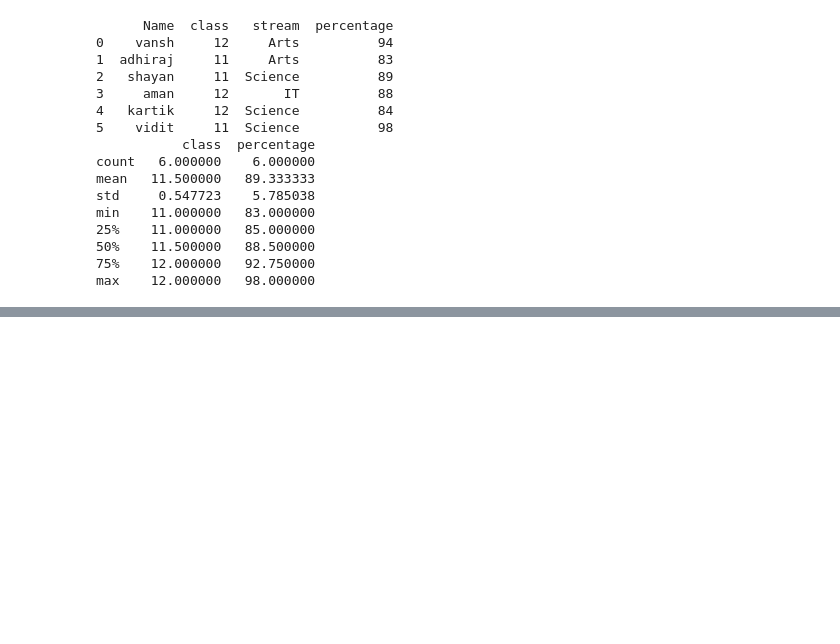
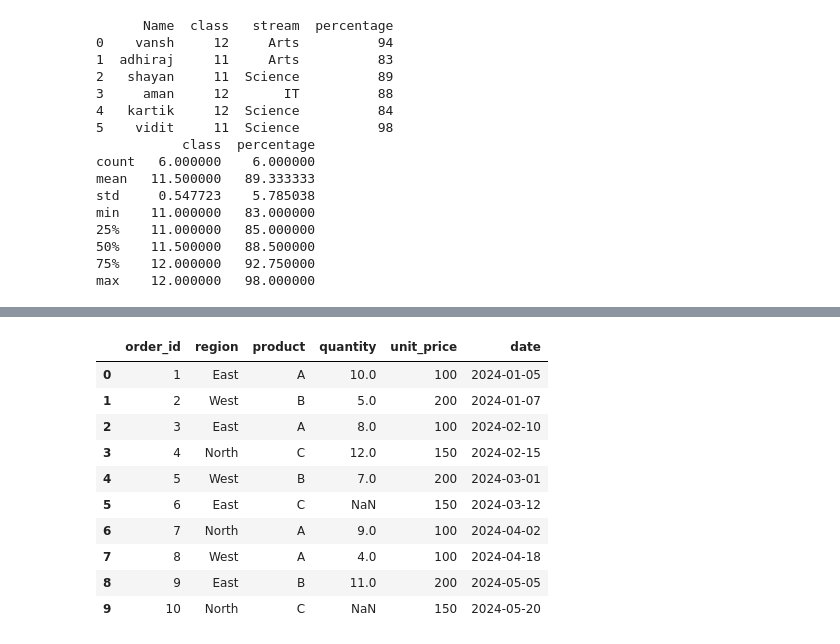
Before and after one commit to zeusbtc69/python, a Jupyter notebook: jupyter/jupiter.ipynb, the cells around one changed output, grey strips where cells are left out. Saved outputs shown, nothing was run; the diff lists cells and outputs as text; code cells hidden in the pictures; blank space fills up the shorter version.

```diff
--- a/jupyter/jupiter.ipynb
+++ b/jupyter/jupiter.ipynb
@@ -503,3 +498,16 @@ min    11.000000   83.000000
 50%    11.500000   88.500000
 75%    12.000000   92.750000
 max    12.000000   98.000000
+# %%
+import numpy as np
+sales = {
+    'order_id' : [1,2,3,4,5,6,7,8,9,10],
+    'region' : ['East','West','East','North','West', 'East', 'North', 'West','East','North'],
+    'product' : ['A','B','A','C','B','C','A','A','B','C'],
+    'quantity' : [10, 5, 8, 12, 7, np.nan, 9, 4, 11, np.nan],
+    'unit_price' : [100, 200, 100, 150, 200, 150, 100, 100, 200, 150],
+    'date' : pd.to_datetime([
+        "2024-01-05","2024-01-07","2024-02-10","2024-02-15","2024-03-01","2024-03-12","2024-04-02","2024-04-18","2024-05-05","2024-05-20"
+    ])
+}
+sales
@@ -505,0 +533,16 @@ max    12.000000   98.000000
+# %%
+df = pd.DataFrame(sales)
+# %%
+df
+# %% [output]
+|  | order_id | region | product | quantity | unit_price | date |
+| 0 | 1 | East | A | 10.0 | 100 | 2024-01-05 |
+| 1 | 2 | West | B | 5.0 | 200 | 2024-01-07 |
+| 2 | 3 | East | A | 8.0 | 100 | 2024-02-10 |
+| 3 | 4 | North | C | 12.0 | 150 | 2024-02-15 |
+| 4 | 5 | West | B | 7.0 | 200 | 2024-03-01 |
+| 5 | 6 | East | C | NaN | 150 | 2024-03-12 |
+| 6 | 7 | North | A | 9.0 | 100 | 2024-04-02 |
+| 7 | 8 | West | A | 4.0 | 100 | 2024-04-18 |
+| 8 | 9 | East | B | 11.0 | 200 | 2024-05-05 |
+| 9 | 10 | North | C | NaN | 150 | 2024-05-20 |
```
Also changed, not shown: parts of 7 cells of this notebook, 2 other files.
